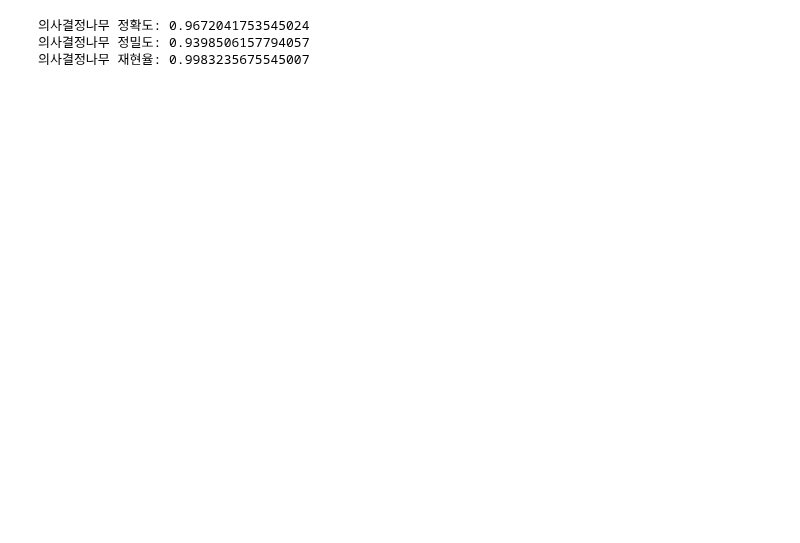
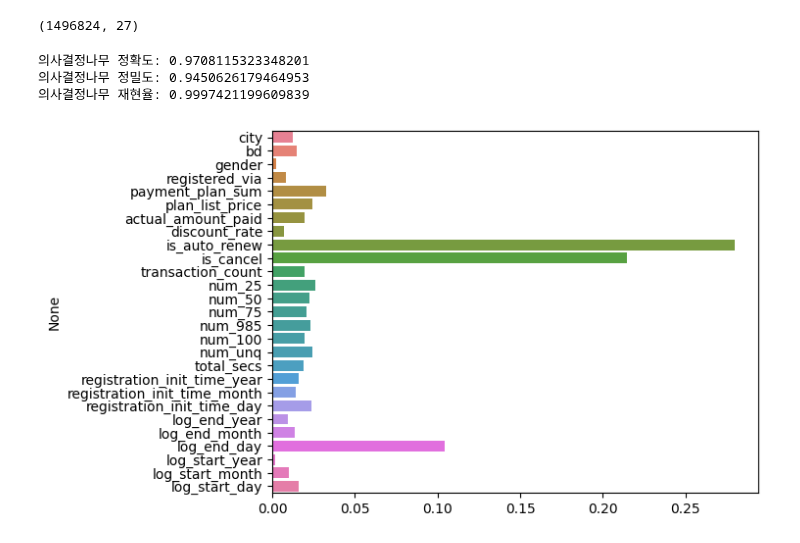
Before and after one commit to SKNETWORKS-FAMILY-AICAMP/SKN09-2nd-2Team, a Jupyter notebook: kimujung/tree.ipynb, the cells around one changed output. Drawn from its saved outputs; the diff is of its cells as text; code cells hidden in the pictures; blank space fills up the shorter version.

```diff
--- a/kimujung/tree.ipynb
+++ b/kimujung/tree.ipynb
@@ -99,14 +220,21 @@ DecisionTreeClassifier(max_depth=48, random_state=42)
+# %%
+X_new = X_res.drop(['membership_expire_date_month','membership_expire_date_day','membership_expire_date_year','is_back'],axis=1)
+y_new = y_res
+# %%
+X_new.shape
+# %% [output]
+(1496824, 27)
 # %%
 stratified_kfold = StratifiedKFold(n_splits=5)
-dt_clf = DecisionTreeClassifier(max_depth=48, random_state=42)
+dt_clf = DecisionTreeClassifier(max_depth=51, random_state=42)
 
 dt_accuracy = []
 dt_precision = []
 dt_recall = []
 
-for train_index, val_index in stratified_kfold.split(X_res, y_res):
-    X_train, y_train = X_res.iloc[train_index], y_res.iloc[train_index]
-    X_val, y_val = X_res.iloc[val_index], y_res.iloc[val_index]
+for train_index, val_index in stratified_kfold.split(X_new, y_new):
+    X_train, y_train = X_new.iloc[train_index], y_new.iloc[train_index]
+    X_val, y_val = X_new.iloc[val_index], y_new.iloc[val_index]
 
     dt_clf.fit(X_train, y_train)
     y_pred_dt = dt_clf.predict(X_val)   # 검증 데이터로 예측
@@ -121,6 +249,14 @@ print("의사결정나무 정확도:", np.mean(dt_accuracy))
 print("의사결정나무 정밀도:", np.mean(dt_precision))
 print("의사결정나무 재현율:", np.mean(dt_recall))
 # %% [output]
-의사결정나무 정확도: 0.9672041753545024
-의사결정나무 정밀도: 0.9398506157794057
-의사결정나무 재현율: 0.9983235675545007
+의사결정나무 정확도: 0.9708115323348201
+의사결정나무 정밀도: 0.9450626179464953
+의사결정나무 재현율: 0.9997421199609839
+# %%
+# 특성 중요도
+dt_clf.feature_importances_
+
+sns.barplot(x=dt_clf.feature_importances_, y=X_train.columns, hue=X_train.columns)
+plt.show()
+# %% [output]
+[figure, added]
```
Also changed, not shown: parts of 19 cells of this notebook.
